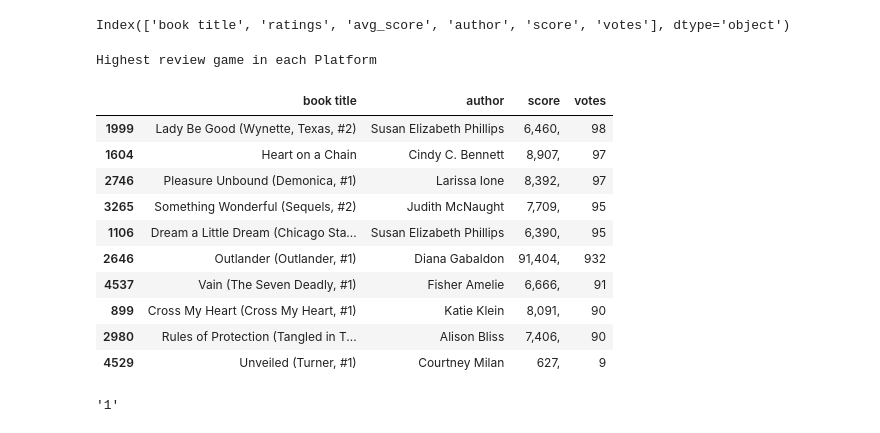
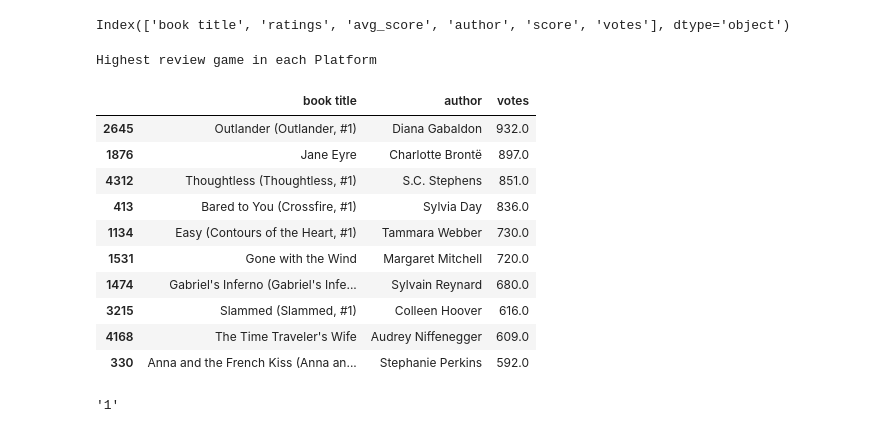
Before and after one commit to chandru1003/Data--Projects, a Jupyter notebook: Web scraping/Goodreads/Goodreads Web-Scraping.ipynb, the cells around one changed output. Saved outputs shown, nothing was run; the diff lists cells and outputs as text; code cells hidden in the pictures.

```diff
--- a/Web scraping/Goodreads/Goodreads Web-Scraping.ipynb
+++ b/Web scraping/Goodreads/Goodreads Web-Scraping.ipynb
@@ -298,0 +353,7 @@ ValueError: min() arg is an empty sequence
+# %%
+data['avg_score'].fillna(int(data['avg_score'].mean()), inplace=True)
+# %%
+# Convert the 'ratings' column to a numeric data type
+data['score'] = pd.to_numeric(data['score'], errors='coerce')
+# Get summary statistics for the 'ratings' column
+print(data['score'].describe())
@@ -298,0 +370,9 @@ ValueError: min() arg is an empty sequence
+# %%
+# Define a lambda function to convert each value to numeric, or return the original value if conversion fails
+to_numeric_or_original = lambda x: pd.to_numeric(x, errors='coerce') if isinstance(x, str) else x
+
+# Apply the lambda function to each value in the 'score' column
+data['score'] = data['score'].apply(to_numeric_or_original)
+
+# Get summary statistics for the 'score' column
+print(data['score'].describe())
@@ -298,0 +389,2 @@ ValueError: min() arg is an empty sequence
+# %%
+data['votes'].fillna(int(data['votes'].mean()), inplace=True)
@@ -320,22 +428,22 @@ data.columns
 # %% [output]
 Index(['book title', 'ratings', 'avg_score', 'author', 'score', 'votes'], dtype='object')
 # %%
-dfvalued=data.groupby(['book title','author','score'],as_index=False).votes.max()
+dfvalued=data.groupby(['book title','author'],as_index=False).votes.max()
 print("Highest review game in each Platform")
 dfvalued.sort_values(by="votes",ascending=False).head(10)
 # %% [output]
 Highest review game in each Platform
-|  | book title | author | score | votes |
-| 1999 | Lady Be Good (Wynette, Texas, #2) | Susan Elizabeth Phillips | 6,460, | 98 |
-| 1604 | Heart on a Chain | Cindy C. Bennett | 8,907, | 97 |
-| 2746 | Pleasure Unbound (Demonica, #1) | Larissa Ione | 8,392, | 97 |
-| 3265 | Something Wonderful (Sequels, #2) | Judith McNaught | 7,709, | 95 |
-| 1106 | Dream a Little Dream (Chicago Sta... | Susan Elizabeth Phillips | 6,390, | 95 |
-| 2646 | Outlander (Outlander, #1) | Diana Gabaldon | 91,404, | 932 |
-| 4537 | Vain (The Seven Deadly, #1) | Fisher Amelie | 6,666, | 91 |
-| 899 | Cross My Heart (Cross My Heart, #1) | Katie Klein | 8,091, | 90 |
-| 2980 | Rules of Protection (Tangled in T... | Alison Bliss | 7,406, | 90 |
-| 4529 | Unveiled (Turner, #1) | Courtney Milan | 627, | 9 |
+|  | book title | author | votes |
+| 2645 | Outlander (Outlander, #1) | Diana Gabaldon | 932.0 |
+| 1876 | Jane Eyre | Charlotte Brontë | 897.0 |
+| 4312 | Thoughtless (Thoughtless, #1) | S.C. Stephens | 851.0 |
+| 413 | Bared to You (Crossfire, #1) | Sylvia Day | 836.0 |
+| 1134 | Easy (Contours of the Heart, #1) | Tammara Webber | 730.0 |
+| 1531 | Gone with the Wind | Margaret Mitchell | 720.0 |
+| 1474 | Gabriel's Inferno (Gabriel's Infe... | Sylvain Reynard | 680.0 |
+| 3215 | Slammed (Slammed, #1) | Colleen Hoover | 616.0 |
+| 4168 | The Time Traveler's Wife | Audrey Niffenegger | 609.0 |
+| 330 | Anna and the French Kiss (Anna an... | Stephanie Perkins | 592.0 |
 # %%
 data['votes'].value_counts().idxmax()
 # %% [output]
```
Also changed, not shown: parts of 12 cells of this notebook.
